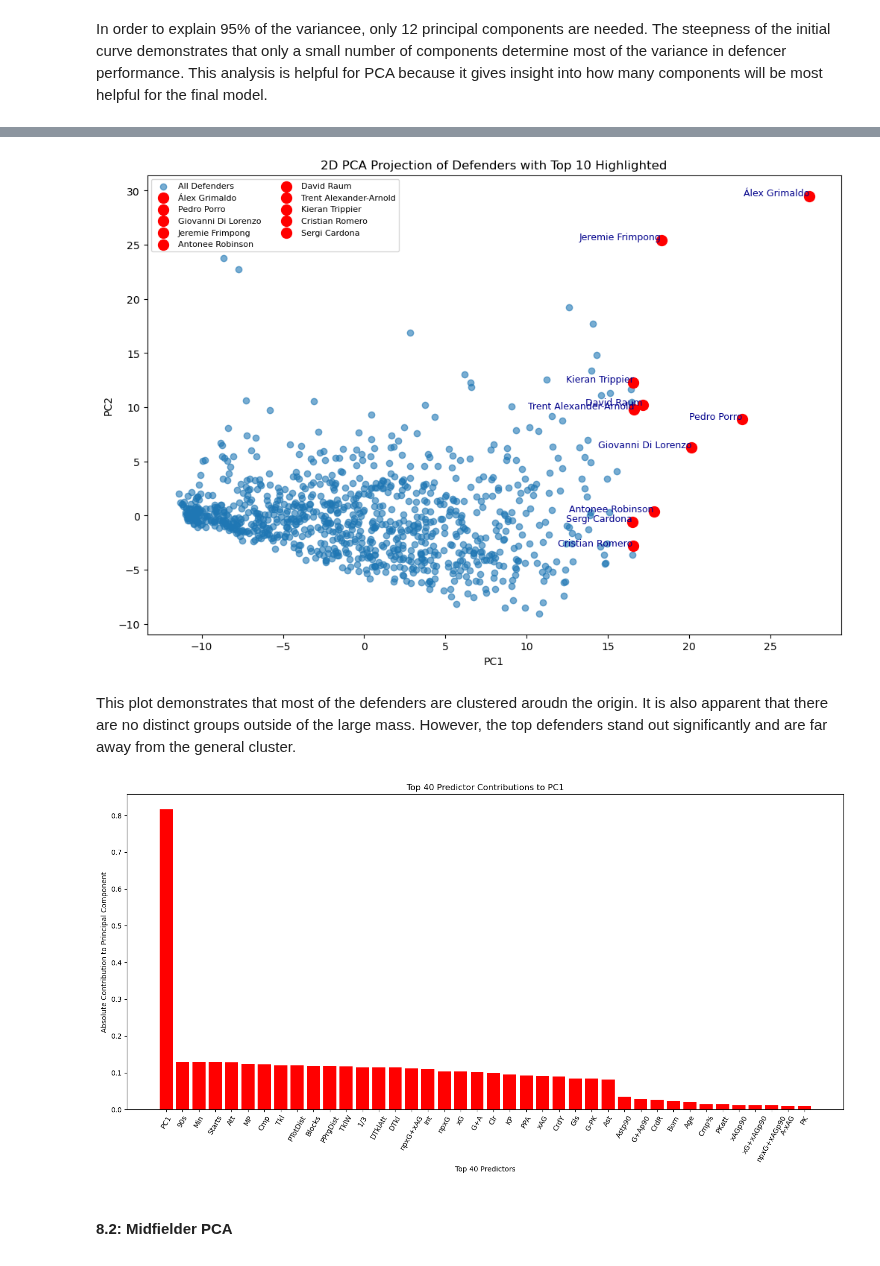
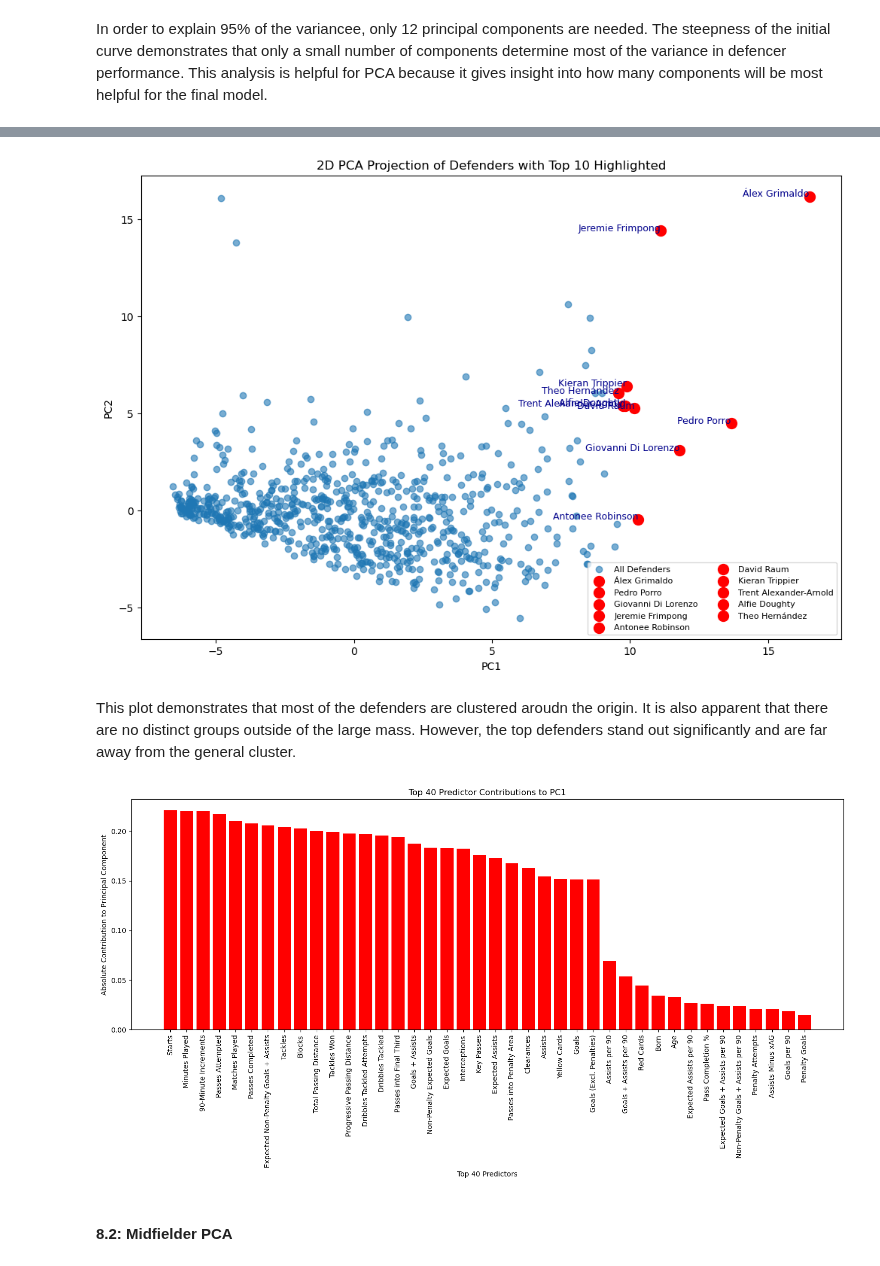
Before and after one commit to kezeani/109aproject, a Jupyter notebook: project.ipynb, the cells around one changed output, grey strips where cells are left out. Saved outputs shown, nothing was run; the diff lists cells and outputs as text; code cells hidden in the pictures.

Commit message:
train/test for defenders

```diff
--- a/project.ipynb
+++ b/project.ipynb
@@ -319,11 +317,16 @@ Here we are creating the baseline PCA models for each position.
 #### <div class='sub-section'>8.1: Defense PCA</div>
 # %%
 from sklearn.decomposition import PCA
+from sklearn.model_selection import train_test_split
 
-numeric = defenders.select_dtypes(include=[np.number]).dropna()
+# numeric = defenders.select_dtypes(include=[np.number]).dropna()
+defender_train, defender_test = train_test_split(defenders, test_size=0.2, random_state=42)
+
+numeric_train = defender_train.select_dtypes(include='number').drop(columns=['Player'], errors='ignore').dropna()
+defender_train = defender_train.loc[numeric_train.index].reset_index(drop=True)
 
 pca = PCA()
-defender_pca= pca.fit_transform(numeric)
+defender_pca= pca.fit_transform(numeric_train)
 
 explained_variance_ratio = pca.explained_variance_ratio_
 cumulative_variance = np.cumsum(explained_variance_ratio)
@@ -348,11 +351,11 @@ The number of components required to explain 95% of the variance is: 11.
 # %% [markdown]
 In order to explain 95% of the variancee, only 12 principal components are needed. The steepness of the initial curve demonstrates that only a small number of components determine most of the variance in defencer performance. This analysis is helpful for PCA because it gives insight into how many components will be most helpful for the final model.
 # %%
-defenders = defenders.loc[numeric.index]
-defenders['PC1'] = defender_pca[:, 0]
-defenders['PC2'] = defender_pca[:, 1]
+# defender_train = defender_train.reset_index(drop=True)
+defender_train['PC1'] = defender_pca[:, 0]
+defender_train['PC2'] = defender_pca[:, 1]
 
-top_defenders = defenders.nlargest(10, 'PC1')
+top_defenders = defender_train.nlargest(10, 'PC1')
 
 print("Top 10 defenders based on PC1:")
 print(top_defenders[['Player', 'PC1']])
@@ -385,28 +388,28 @@ plt.title("2D PCA Projection of Defenders with Top 10 Highlighted")
 plt.legend(loc='best', fontsize=8, ncol=2)
 plt.show()
 # %% [output]
-[figure, old version]
+[figure, new version]
 # %% [markdown]
 This plot demonstrates that most of the defenders are clustered aroudn the origin. It is also apparent that there are no distinct groups outside of the large mass. However, the top defenders stand out significantly and are far away from the general cluster.
 # %%
 fig, ax = plt.subplots(1, 1, figsize=(15, 8))
 pc_loadings = pca.components_[0]
 absolute_loadings = np.abs(pc_loadings)
 
 top_indices = np.argsort(absolute_loadings)[-40:][::-1]
-top_features = numeric.columns[top_indices]
+top_features = defender_train.columns[top_indices]
 top_contributions = absolute_loadings[top_indices]
 ax.bar(top_features, top_contributions, color='red')
 ax.set_title('Top 40 Predictor Contributions to PC1')
 ax.set_xticks(range(len(top_features)))
-ax.set_xticklabels(top_features, rotation=60)
+ax.set_xticklabels(top_features, rotation=90)
 ax.set_xlabel('Top 40 Predictors')
 ax.set_ylabel('Absolute Contribution to Principal Component')
 
 plt.tight_layout()
 plt.show()
 # %% [output]
-[figure, old version]
+[figure, new version]
 # %% [markdown]
 
 <a id="baseline-models-midfielder"></a>
```
Also changed, not shown: parts of 18 cells of this notebook.
